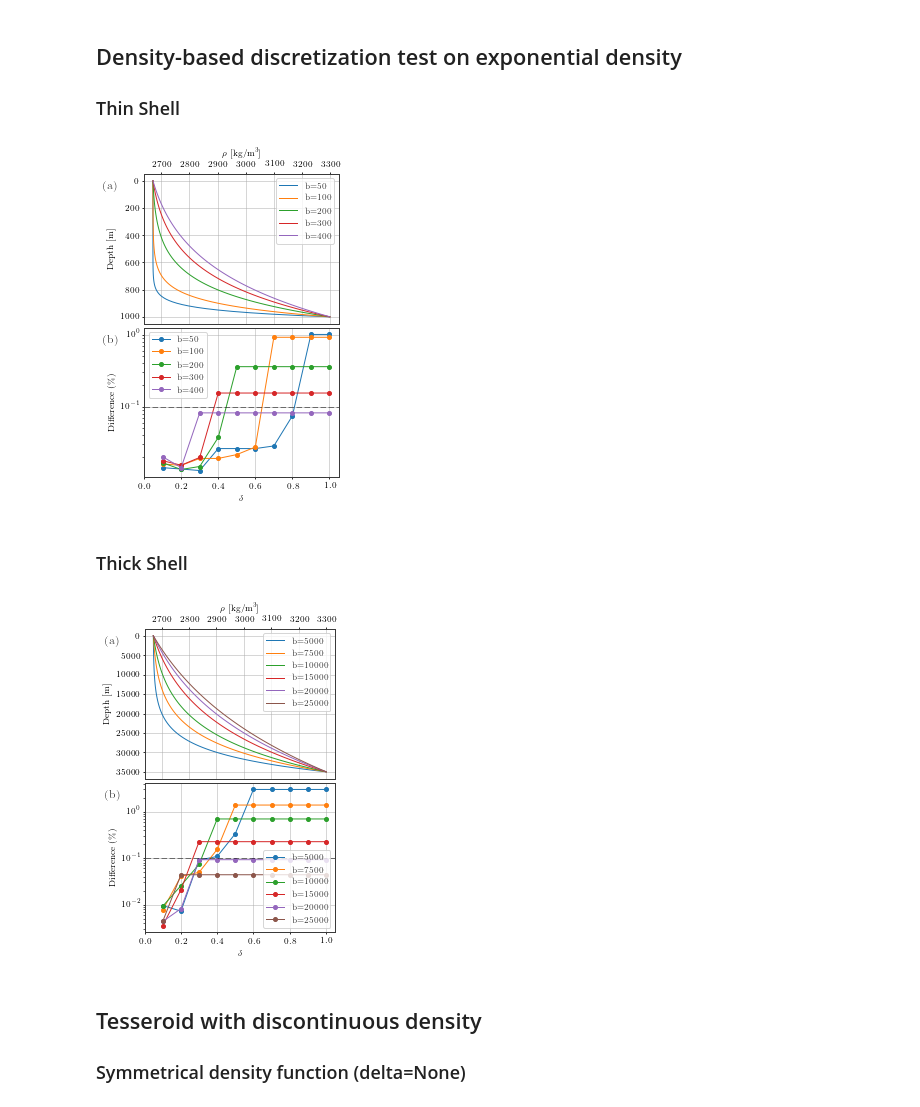
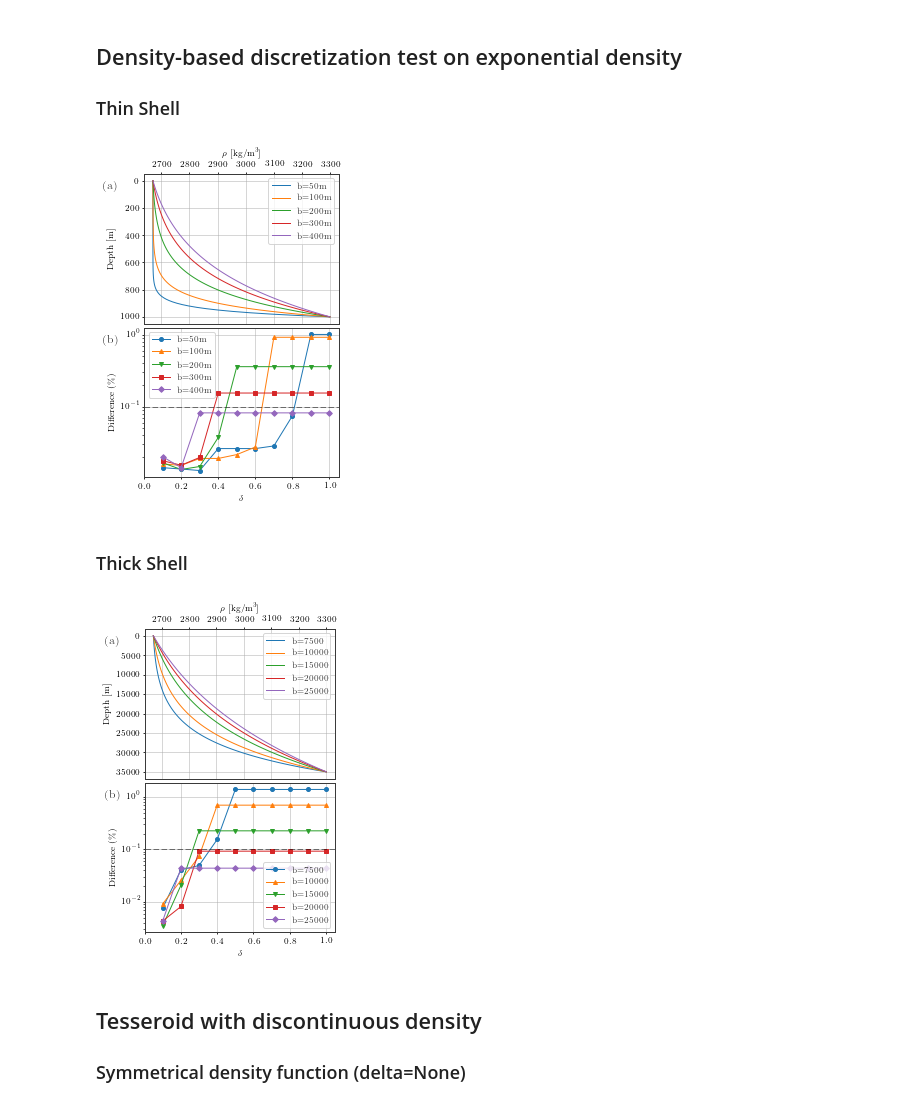
Before and after one commit to pinga-lab/tesseroid-variable-density, a Jupyter notebook: code/07-plot-figures.ipynb, the cells around one changed output. Saved outputs shown, nothing was run; the diff lists cells and outputs as text; code cells hidden in the pictures.

Commit message:
Changed marker styles in some figures

```diff
--- a/code/07-plot-figures.ipynb
+++ b/code/07-plot-figures.ipynb
@@ -402,16 +402,17 @@ plt.show()
 field = 'gzz'
 top, bottom = 0, -1000
 b_values = [50, 100, 200, 300, 400]
+styles = ['-o', '-^', '-v', '-s', '-D']
 deltah = MEAN_EARTH_RADIUS
 rho0, rho1 = 2670, 3300
-labels = ["b=" + str(b) for b in b_values]
+labels = ["b=" + str(b) +"m" for b in b_values]
 heights = np.linspace(bottom, top, 101)
 
 
 fig, (ax1, ax2) = plt.subplots(2, 1)
 fig.set_size_inches((3.33, 5))
 
-for b, label in zip(b_values, labels):
+for b, label, style in zip(b_values, labels, styles):
 
     # Define constant a in order to normalize the density function
     a = (rho1 - rho0)/(np.exp((abs(top - bottom))/b) - 1)
@@ -428,7 +429,7 @@ for b, label in zip(b_values, labels):
     diffs = np.load('results/exponential-delta/' + field + '-' +
                     '{:.1e}'.format(b) + '-thin-differences.npz')
     deltas, diff = diffs['deltas'], diffs['diffs']
-    ax2.plot(deltas, diff, 'o-',
+    ax2.plot(deltas, diff, style,
              markersize=4, label=label)
 
 ax1.legend()
@@ -458,13 +459,14 @@ plt.tight_layout(pad=0.3, h_pad=0, w_pad=0)
 plt.savefig('../manuscript/figures/exponential-delta-thin.pdf')
 plt.show()
 # %% [output]
-[figure, old version]
+[figure, new version]
 # %% [markdown]
 ### Thick Shell
 # %%
 field = 'gzz'
 top, bottom = 0, -35000
-b_values = [5000, 7500, 10000, 15000, 20000, 25000]
+b_values = [7500, 10000, 15000, 20000, 25000]
+styles = ['-o', '-^', '-v', '-s', '-D']
 deltah = MEAN_EARTH_RADIUS
 rho0, rho1 = 2670, 3300
 labels = ["b=" + str(b) for b in b_values]
@@ -474,7 +476,7 @@ heights = np.linspace(bottom, top, 101)
 fig, (ax1, ax2) = plt.subplots(2, 1)
 fig.set_size_inches((3.33, 5))
 
-for b, label in zip(b_values, labels):
+for b, label, style in zip(b_values, labels, styles):
 
     # Define constant a in order to normalize the density function
     a = (rho1 - rho0)/(np.exp((abs(top - bottom))/b) - 1)
@@ -491,37 +493,37 @@ for b, label in zip(b_values, labels):
     diffs = np.load('results/exponential-delta/' + field + '-' +
                     '{:.1e}'.format(b) + '-thick-differences.npz')
     deltas, diff = diffs['deltas'], diffs['diffs']
-    ax2.plot(deltas, diff, 'o-',
+    ax2.plot(deltas, diff, style,
              markersize=4, label=label)
 
 ax1.legend()
 ax1.grid(True, linewidth=0.5, color='#aeaeae')
 ax1.set_xlabel(r"$\rho$ [kg/m$^3$]")
 ax1.set_ylabel("Depth [m]")
 ax1.invert_yaxis()
 ax1.xaxis.tick_top()
 ax1.xaxis.set_label_position('top')
 ax1.text(-0.21, 0.9, "(a)", fontsize=12,
          fontdict={'weight': 'bold'},
          transform=ax1.transAxes)
 
 ax2.plot([0, 1.2], [1e-1, 1e-1], '--', color='k', linewidth=0.5)
 ax2.set_xlim(0, 1.05)
 ax2.set_yscale('log')
 ax2.set_ylabel('Difference (\%)')
 ax2.grid(True, linewidth=0.5, color='#aeaeae')
 ax2.set_axisbelow(True)
 ax2.set_xlabel(r"$\delta$")
 ax2.legend(loc=4)
 ax2.text(-0.21, 0.9, "(b)", fontsize=12,
          fontdict={'weight': 'bold'},
          transform=ax2.transAxes)
 
 plt.tight_layout(pad=0.3, h_pad=0, w_pad=0)
 plt.savefig('../manuscript/figures/exponential-delta-thick.pdf')
 plt.show()
 # %% [output]
-[figure, old version]
+[figure, new version]
 # %% [markdown]
 ## Tesseroid with discontinuous density
 
```
Also changed, not shown: parts of 1 cell of this notebook, 13 other files.
